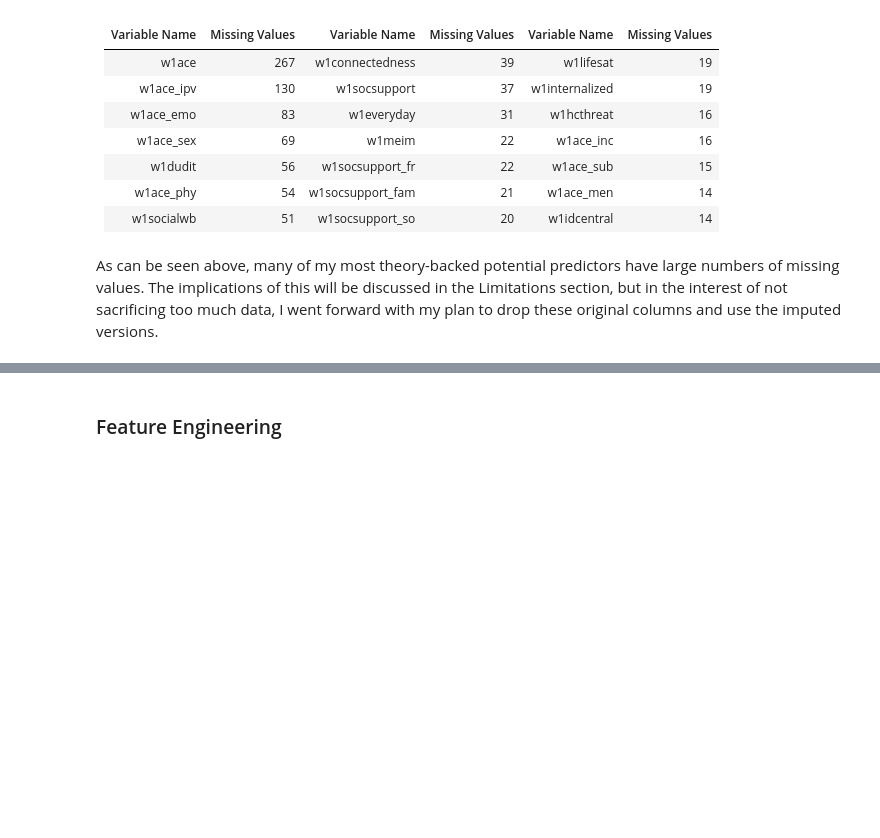
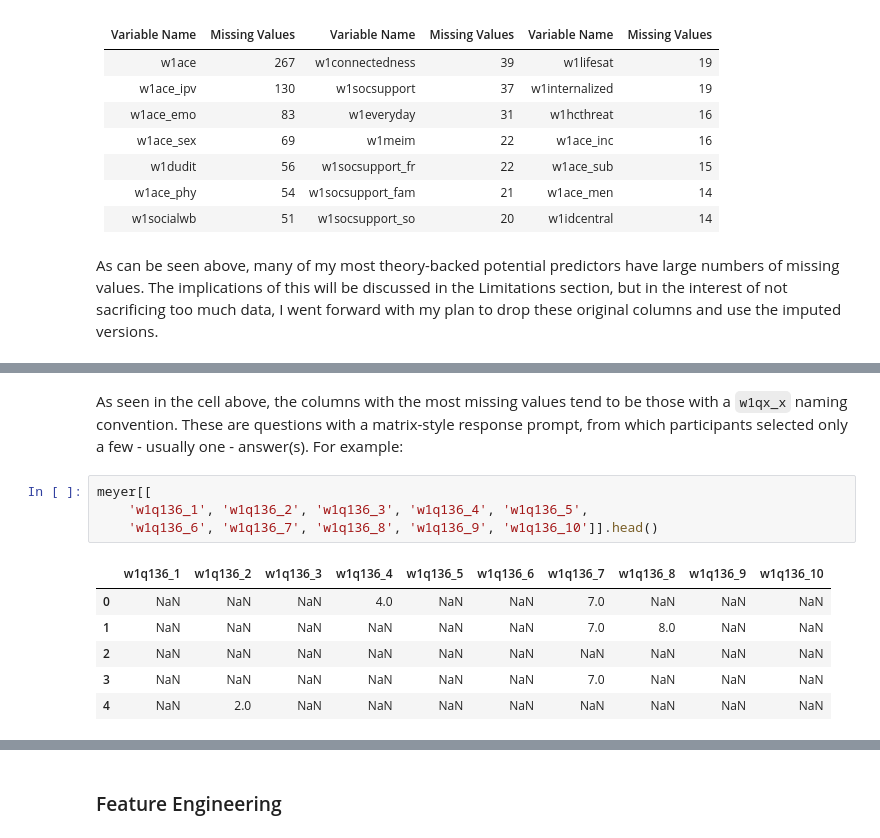
Before and after one commit to emilyksanders/Sanders-dsb-318-capstone, a Jupyter notebook: 01_notebooks/02_Data_Preparation.ipynb, the cells around one changed output, grey strips where cells are left out. Drawn from its saved outputs; the diff is of its cells as text; blank space fills up the shorter version.

```diff
--- a/01_notebooks/02_Data_Preparation.ipynb
+++ b/01_notebooks/02_Data_Preparation.ipynb
@@ -384,0 +407,13 @@ meyer.shape
+# %% [markdown]
+As seen in the cell above, the columns with the most missing values tend to be those with a `w1qx_x` naming convention.  These are questions with a matrix-style response prompt, from which participants selected only a few - usually one - answer(s).  For example:
+# %%
+meyer[[
+    'w1q136_1', 'w1q136_2', 'w1q136_3', 'w1q136_4', 'w1q136_5',
+    'w1q136_6', 'w1q136_7', 'w1q136_8', 'w1q136_9', 'w1q136_10']].head()
+# %% [output]
+|  | w1q136_1 | w1q136_2 | w1q136_3 | w1q136_4 | w1q136_5 | w1q136_6 | w1q136_7 | w1q136_8 | w1q136_9 | w1q136_10 |
+| 0 | NaN | NaN | NaN | 4.0 | NaN | NaN | 7.0 | NaN | NaN | NaN |
+| 1 | NaN | NaN | NaN | NaN | NaN | NaN | 7.0 | 8.0 | NaN | NaN |
+| 2 | NaN | NaN | NaN | NaN | NaN | NaN | NaN | NaN | NaN | NaN |
+| 3 | NaN | NaN | NaN | NaN | NaN | NaN | 7.0 | NaN | NaN | NaN |
+| 4 | NaN | 2.0 | NaN | NaN | NaN | NaN | NaN | NaN | NaN | NaN |
```
Also changed, not shown: parts of 22 cells of this notebook, 3 other files.
